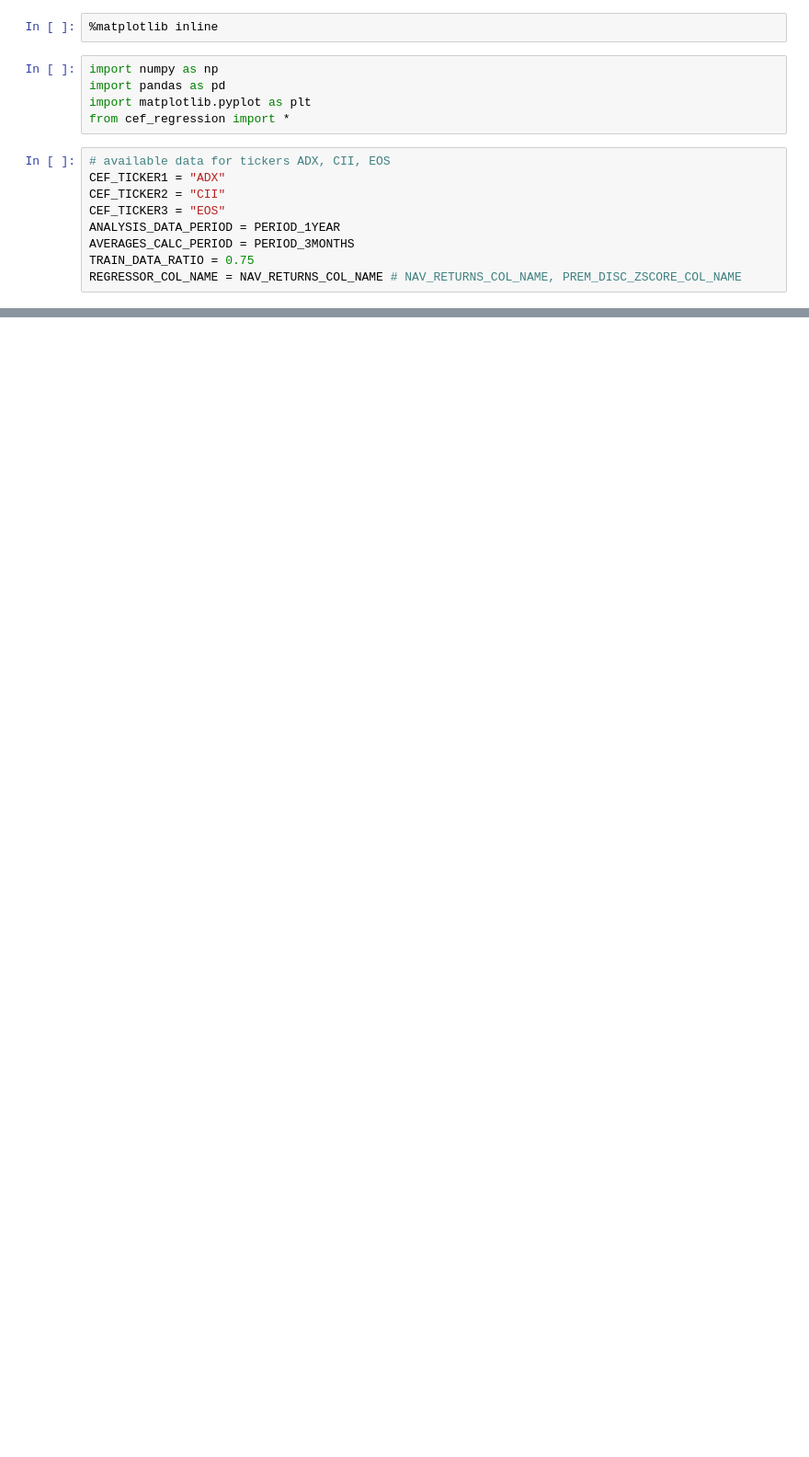
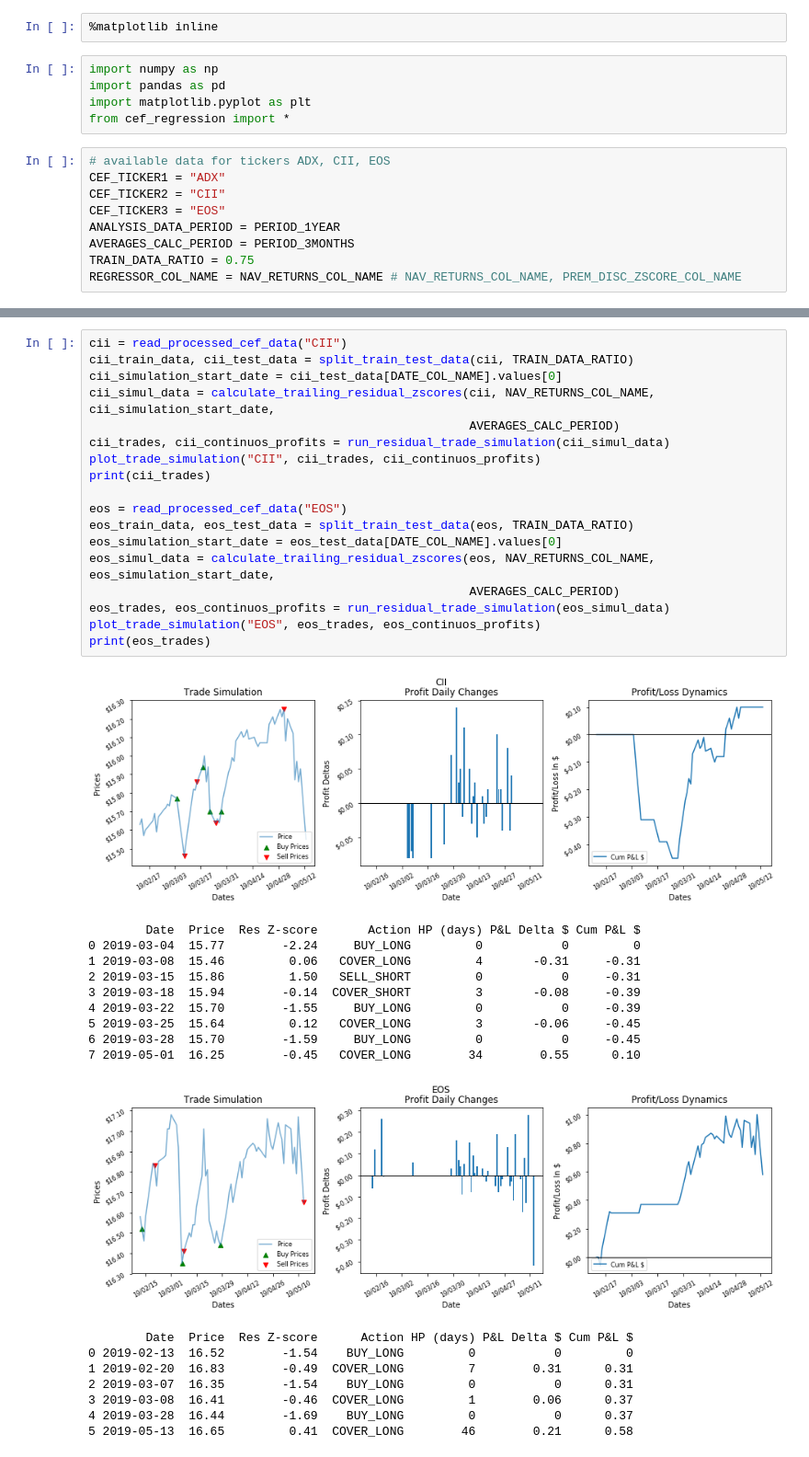
Before and after one commit to HristoRaykov/Cef-Regression-Model, a Jupyter notebook: cef_regression_model.ipynb, the cells around one changed output, grey strips where cells are left out. Shown at 92% size. Saved outputs shown, nothing was run; the diff lists cells and outputs as text; blank space fills up the shorter version.

```diff
--- a/cef_regression_model.ipynb
+++ b/cef_regression_model.ipynb
@@ -110,0 +136,37 @@ Communication.
+# %%
+cii = read_processed_cef_data("CII")
+cii_train_data, cii_test_data = split_train_test_data(cii, TRAIN_DATA_RATIO)
+cii_simulation_start_date = cii_test_data[DATE_COL_NAME].values[0]
+cii_simul_data = calculate_trailing_residual_zscores(cii, NAV_RETURNS_COL_NAME, cii_simulation_start_date,
+                                                     AVERAGES_CALC_PERIOD)
+cii_trades, cii_continuos_profits = run_residual_trade_simulation(cii_simul_data)
+plot_trade_simulation("CII", cii_trades, cii_continuos_profits)
+print(cii_trades)
+
+eos = read_processed_cef_data("EOS")
+eos_train_data, eos_test_data = split_train_test_data(eos, TRAIN_DATA_RATIO)
+eos_simulation_start_date = eos_test_data[DATE_COL_NAME].values[0]
+eos_simul_data = calculate_trailing_residual_zscores(eos, NAV_RETURNS_COL_NAME, eos_simulation_start_date,
+                                                     AVERAGES_CALC_PERIOD)
+eos_trades, eos_continuos_profits = run_residual_trade_simulation(eos_simul_data)
+plot_trade_simulation("EOS", eos_trades, eos_continuos_profits)
+print(eos_trades)
+# %% [output]
+[figure, added]
+        Date  Price  Res Z-score       Action HP (days) P&L Delta $ Cum P&L $
+0 2019-03-04  15.77        -2.24     BUY_LONG         0           0         0
+1 2019-03-08  15.46         0.06   COVER_LONG         4       -0.31     -0.31
+2 2019-03-15  15.86         1.50   SELL_SHORT         0           0     -0.31
+3 2019-03-18  15.94        -0.14  COVER_SHORT         3       -0.08     -0.39
+4 2019-03-22  15.70        -1.55     BUY_LONG         0           0     -0.39
+5 2019-03-25  15.64         0.12   COVER_LONG         3       -0.06     -0.45
+6 2019-03-28  15.70        -1.59     BUY_LONG         0           0     -0.45
+7 2019-05-01  16.25        -0.45   COVER_LONG        34        0.55      0.10
+[figure, added]
+        Date  Price  Res Z-score      Action HP (days) P&L Delta $ Cum P&L $
+0 2019-02-13  16.52        -1.54    BUY_LONG         0           0         0
+1 2019-02-20  16.83        -0.49  COVER_LONG         7        0.31      0.31
+2 2019-03-07  16.35        -1.54    BUY_LONG         0           0      0.31
+3 2019-03-08  16.41        -0.46  COVER_LONG         1        0.06      0.37
+4 2019-03-28  16.44        -1.69    BUY_LONG         0           0      0.37
+5 2019-05-13  16.65         0.41  COVER_LONG        46        0.21      0.58
```
Also changed, not shown: parts of 23 cells of this notebook, 1 other file.
